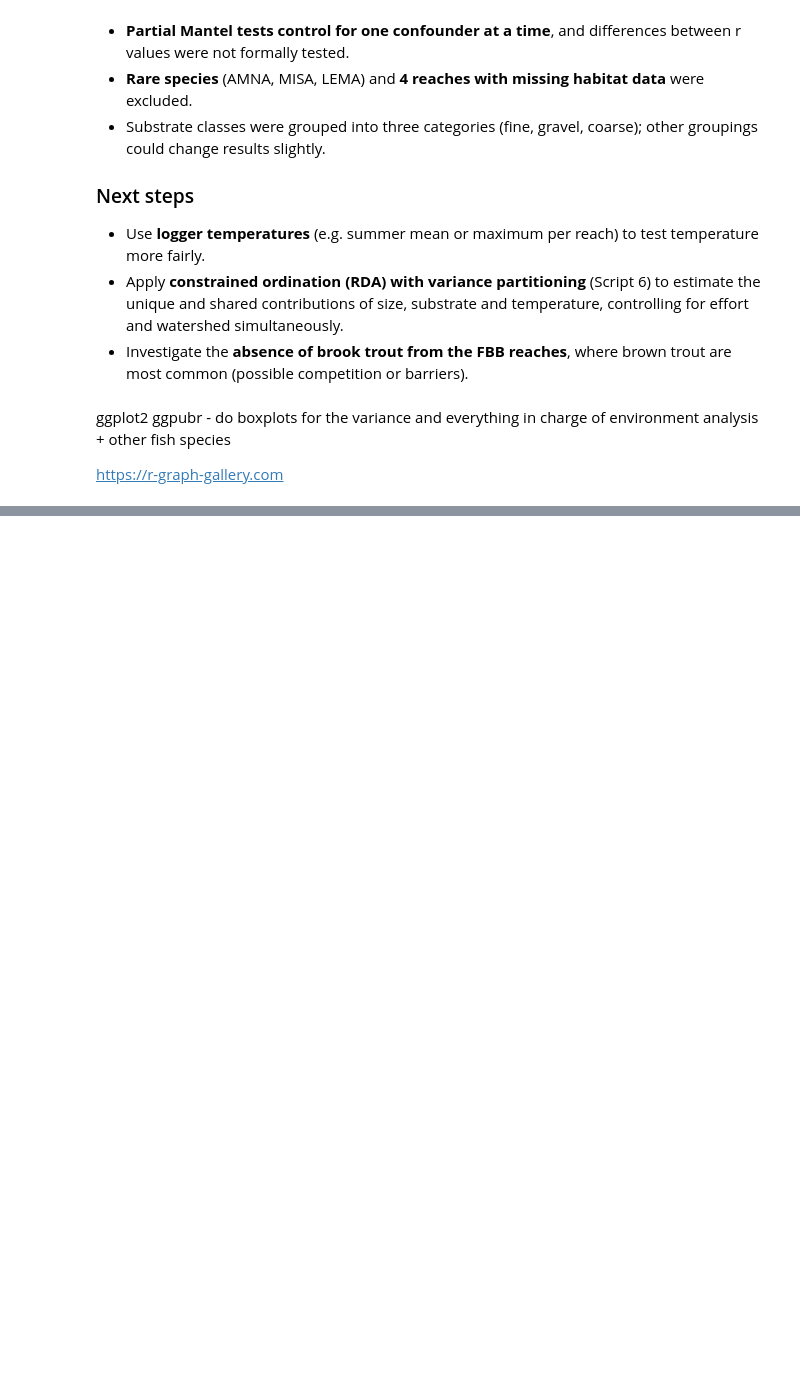
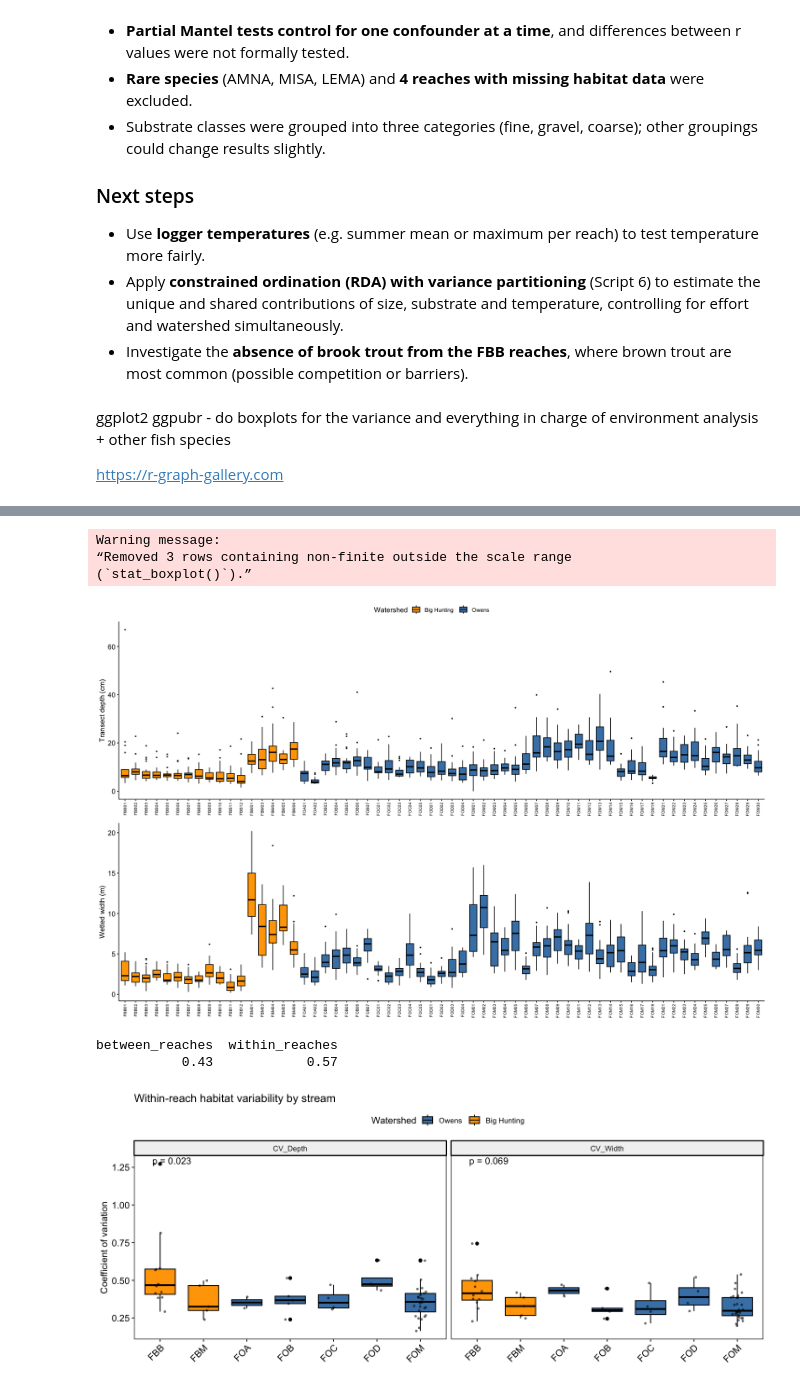
Before and after one commit to liana1026/Rapport, a Jupyter notebook: fish_EDA.ipynb, the cells around one changed output, grey strips where cells are left out. Saved outputs shown, nothing was run; the diff lists cells and outputs as text; code cells hidden in the pictures; blank space fills up the shorter version.

```diff
--- a/fish_EDA.ipynb
+++ b/fish_EDA.ipynb
@@ -1422,0 +1729,45 @@ https://r-graph-gallery.com
+# %%
+# Transect-level data (about 20 transects per reach)
+tr <- data.frame(ReachID   = hab$ReachID,
+                 Depth     = hab$DepthAvg,        # mean of L, M, R depth at each transect
+                 Width     = hab$WettedWidth)
+tr$Stream    <- factor(substr(tr$ReachID, 1, 3), levels = stream_levels)
+tr$Watershed <- ifelse(substr(tr$ReachID, 2, 2) == "O", "Owens", "Big Hunting")
+tr$ReachID   <- factor(tr$ReachID, levels = sort(unique(tr$ReachID)))   # alphabetical = grouped by stream
+
+options(repr.plot.width = 16, repr.plot.height = 10)
+p_depth <- ggboxplot(tr, x = "ReachID", y = "Depth", fill = "Watershed",
+                     palette = c("orange", "steelblue"), outlier.size = 0.6,
+                     xlab = FALSE, ylab = "Transect depth (cm)") + rotate_x_text(90) + font("x.text", size = 7)
+p_width <- ggboxplot(tr, x = "ReachID", y = "Width", fill = "Watershed",
+                     palette = c("orange", "steelblue"), outlier.size = 0.6,
+                     xlab = FALSE, ylab = "Wetted width (m)") + rotate_x_text(90) + font("x.text", size = 7)
+ggarrange(p_depth, p_width, ncol = 1, common.legend = TRUE, legend = "top")
+
+# Within-reach variability summarised per stream (CV = sd / mean, from section 11)
+cv_long <- stack(reach_df[, c("CV_Depth", "CV_Width")])
+names(cv_long) <- c("CV", "Variable")
+cv_long$Stream    <- rep(reach_df$Stream, 2)
+cv_long$Watershed <- rep(reach_df$Watershed, 2)
+cv_long <- cv_long[!is.na(cv_long$CV), ]
+
+options(repr.plot.width = 12, repr.plot.height = 5)
+ggboxplot(cv_long, x = "Stream", y = "CV", fill = "Watershed", palette = c("steelblue", "orange"),
+          facet.by = "Variable", xlab = FALSE, ylab = "Coefficient of variation") +
+  geom_jitter(width = 0.15, size = 0.8, alpha = 0.5) +
+  stat_compare_means(method = "kruskal.test", label = "p.format", label.x.npc = "left") +
+  rotate_x_text(45) +
+  ggtitle("Within-reach habitat variability by stream")
+
+# How much of the total depth variance lies WITHIN reaches vs BETWEEN reaches?
+fit <- aov(Depth ~ ReachID, data = tr)
+ss  <- summary(fit)[[1]][["Sum Sq"]]
+round(c(between_reaches = ss[1], within_reaches = ss[2]) / sum(ss), 2)
+# %% [output]
+Warning message:
+“Removed 3 rows containing non-finite outside the scale range
+(`stat_boxplot()`).”
+[figure, added]
+between_reaches  within_reaches
+           0.43            0.57
+[figure, added]
```
Also changed, not shown: parts of 34 cells of this notebook.
